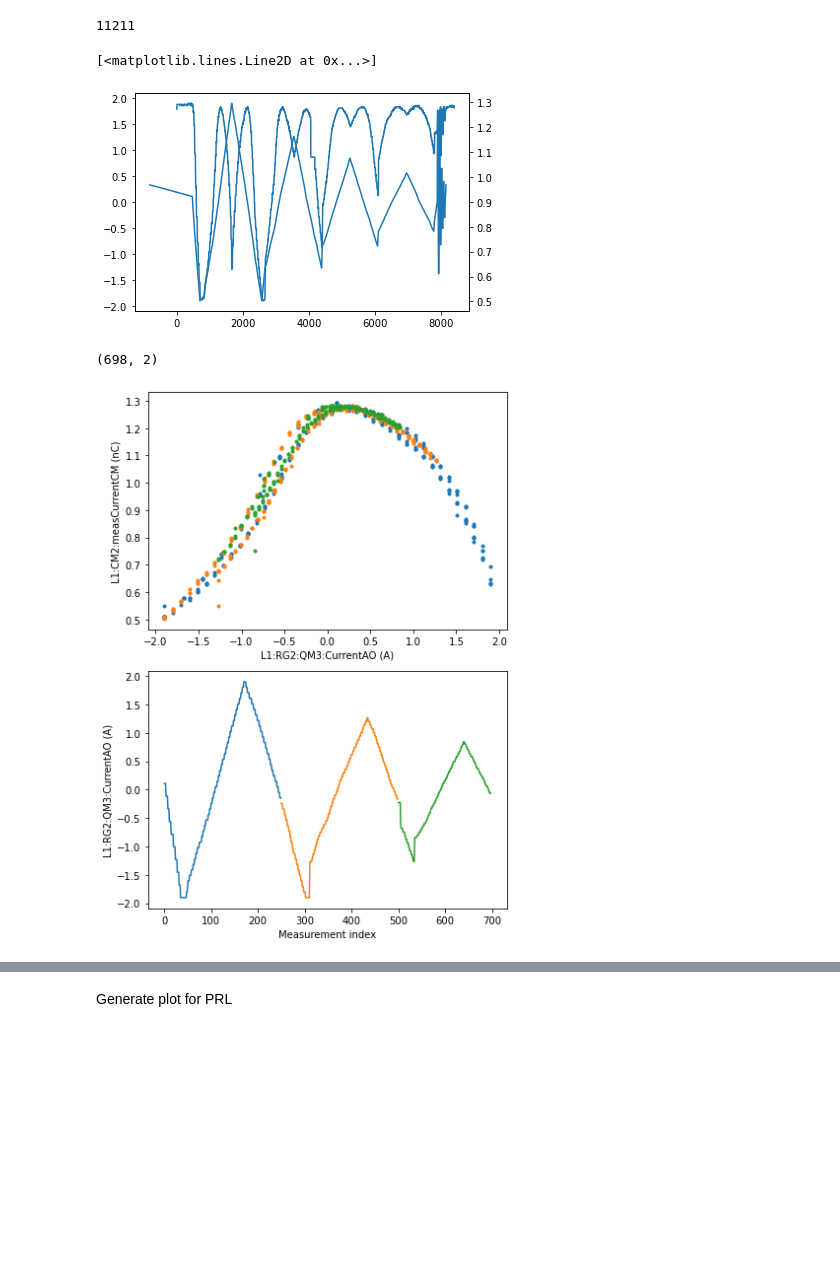
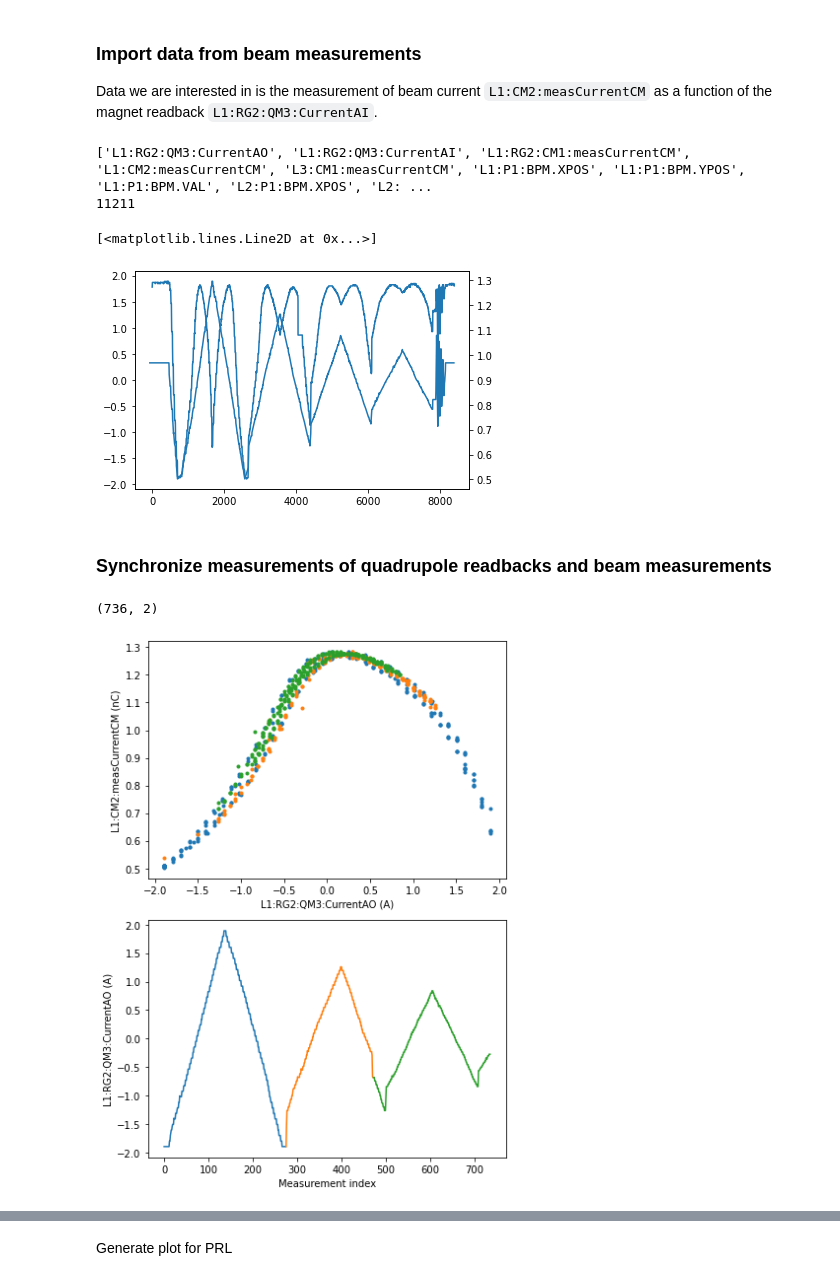
Before and after one commit to roussel-ryan/diff_hysteresis, a Jupyter notebook: examples/fitting/beam_fitting.ipynb, the cells around one changed output, grey strips where cells are left out. Saved outputs shown, nothing was run; the diff lists cells and outputs as text; code cells hidden in the pictures; blank space fills up the shorter version.

Commit message:
Added documentation to beam fitting example + traded quad current setpoint for readback

```diff
--- a/examples/fitting/beam_fitting.ipynb
+++ b/examples/fitting/beam_fitting.ipynb
@@ -8,11 +6,18 @@ data = pickle.load(open('data/QM3hystscan_2022_01_18.pkl','rb'))
+# %% [markdown]
+### Import data from beam measurements
+Data we are interested in is the measurement of beam current `L1:CM2:measCurrentCM`
+as a function of the magnet readback `L1:RG2:QM3:CurrentAI`.
 # %%
-data.keys()
-current = data['L1:RG2:QM3:CurrentAO']
-beam_charge = data['L1:CM2:measCurrentCM']
+# get data from dataframe - ignores static initial values
+data = pickle.load(open('data/QM3hystscan_2022_01_18.pkl','rb'))
+print(list(data.keys()))
+current = np.array(data['L1:RG2:QM3:CurrentAI'])
+beam_charge = np.array(data['L1:CM2:measCurrentCM'])
+# median filter to smooth high frequency jitter in charge data
 beam_charge_smooth = medfilt(beam_charge[1],21)
-#beam_charge_smooth = beam_charge[1]
 print(len(beam_charge_smooth))
 # %% [output]
+['L1:RG2:QM3:CurrentAO', 'L1:RG2:QM3:CurrentAI', 'L1:RG2:CM1:measCurrentCM', 'L1:CM2:measCurrentCM', 'L3:CM1:measCurrentCM', 'L1:P1:BPM.XPOS', 'L1:P1:BPM.YPOS', 'L1:P1:BPM.VAL', 'L2:P1:BPM.XPOS', 'L2: ...
 11211
 # %%
 fig,ax = plt.subplots()
@@ -21,13 +26,15 @@ ax2 = ax.twinx()
 ax2.plot(beam_charge[0], beam_charge_smooth)
 # %% [output]
 [<matplotlib.lines.Line2D at 0x...>]
-[figure, old version]
+[figure, new version]
+# %% [markdown]
+### Synchronize measurements of quadrupole readbacks and beam measurements
 # %%
-
 # bin measured current based on timestamps for current read back
+start_idx = 43
 end_idx = -200
-timestamps = current[0][1:end_idx]
-currents = current[1][1:end_idx]
+timestamps = current[0][start_idx:end_idx]
+currents = current[1][start_idx:end_idx]
 beam_charge_binned = []
 for i in range(len(timestamps)-1):
     beam_charge_binned += [beam_charge_smooth[np.argwhere(
@@ -36,33 +43,33 @@ for i in range(len(timestamps)-1):
 
 skip = 10
 beam_charge_full = []
 for i in range(len(currents)-1):
     for ele in beam_charge_binned[i]:
         beam_charge_full += [[currents[i], ele]]
 beam_charge_full = np.asfarray(beam_charge_full)[::skip]
 print(beam_charge_full.shape)
 
 # indices to sep cycles
-cycle_indicies = np.array([0, 250, 500, len(beam_charge_full)]) * 10/skip
+cycle_indicies = np.array([0, 275, 472, len(beam_charge_full)]) * 10/skip
 cycle_indicies = cycle_indicies.astype('int')
 
 fig, (ax, ax2) = plt.subplots(2,1)
 fig.set_size_inches(6,8)
 step = np.arange(len(beam_charge_full))
 
 ax.set_xlabel('L1:RG2:QM3:CurrentAO (A)')
 ax.set_ylabel('L1:CM2:measCurrentCM (nC)')
 
 ax2.set_xlabel('Measurement index')
 ax2.set_ylabel('L1:RG2:QM3:CurrentAO (A)')
 for i in range(len(cycle_indicies) - 1):
     ax.plot(*beam_charge_full[cycle_indicies[i]:cycle_indicies[i+1]].T,
             '.', c=f'C{i}')
 
     ax2.plot(step[cycle_indicies[i]:cycle_indicies[i+1]],
         beam_charge_full[cycle_indicies[i]:cycle_indicies[i+1]].T[0],c=f'C{i}')
 fig.tight_layout()
 fig.savefig('experiment_data.png', dpi=300)
 # %% [output]
-(698, 2)
+(736, 2)
-[figure, old version]
+[figure, new version]
```
Also changed, not shown: parts of 13 cells of this notebook, 2 other files.
